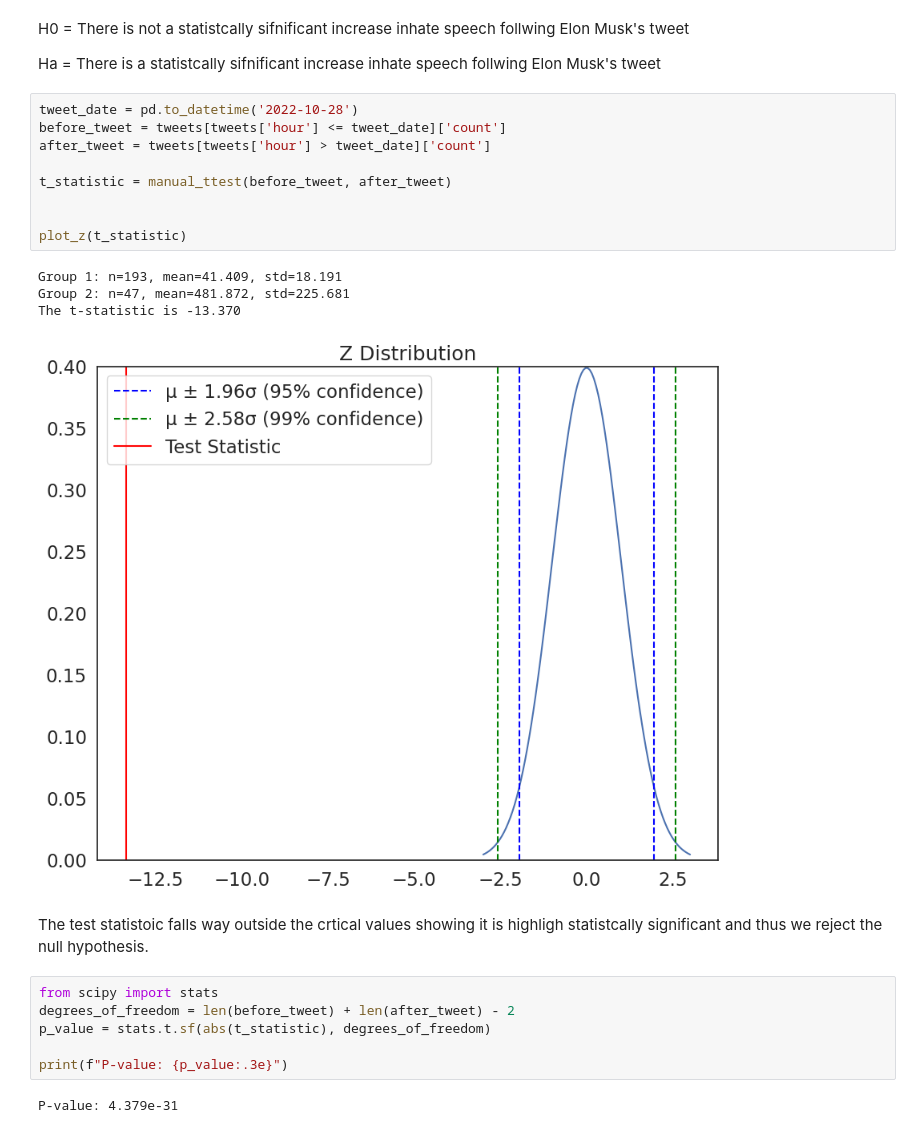
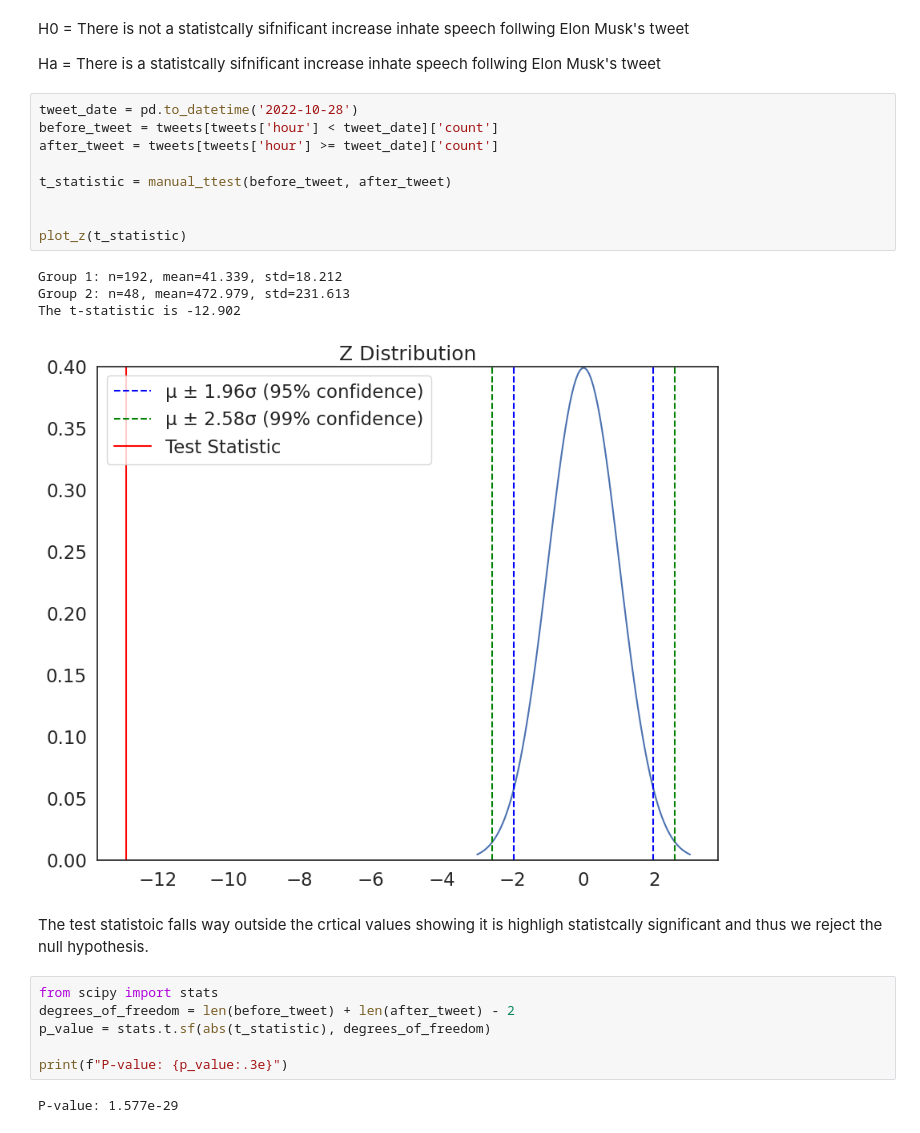
Before and after one commit to Jasminea1/QM2, a Jupyter notebook: notebooks/W06. Hypothesis Testing.ipynb, the cells around one changed output. Drawn from its saved outputs; the diff is of its cells as text.

```diff
--- a/notebooks/W06. Hypothesis Testing.ipynb
+++ b/notebooks/W06. Hypothesis Testing.ipynb
@@ -379,18 +379,18 @@ H0 = There is not a statistcally sifnificant increase inhate speech follwing Elo
 Ha = There is a statistcally sifnificant increase inhate speech follwing Elon Musk's tweet
 # %%
 tweet_date = pd.to_datetime('2022-10-28')
-before_tweet = tweets[tweets['hour'] <= tweet_date]['count']
-after_tweet = tweets[tweets['hour'] > tweet_date]['count']
+before_tweet = tweets[tweets['hour'] < tweet_date]['count']
+after_tweet = tweets[tweets['hour'] >= tweet_date]['count']
 
 t_statistic = manual_ttest(before_tweet, after_tweet)
 
 
 plot_z(t_statistic)
 # %% [output]
-Group 1: n=193, mean=41.409, std=18.191
-Group 2: n=47, mean=481.872, std=225.681
-The t-statistic is -13.370
+Group 1: n=192, mean=41.339, std=18.212
+Group 2: n=48, mean=472.979, std=231.613
+The t-statistic is -12.902
-[figure, old version]
+[figure, new version]
 # %% [markdown]
 The test statistoic falls way outside the crtical values showing it is highligh statistcally significant and thus we reject the null hypothesis.
 # %%
@@ -400,4 +400,4 @@ p_value = stats.t.sf(abs(t_statistic), degrees_of_freedom)
 
 print(f"P-value: {p_value:.3e}")
 # %% [output]
-P-value: 4.379e-31
+P-value: 1.577e-29
```
Also changed, not shown: parts of 8 cells of this notebook.
